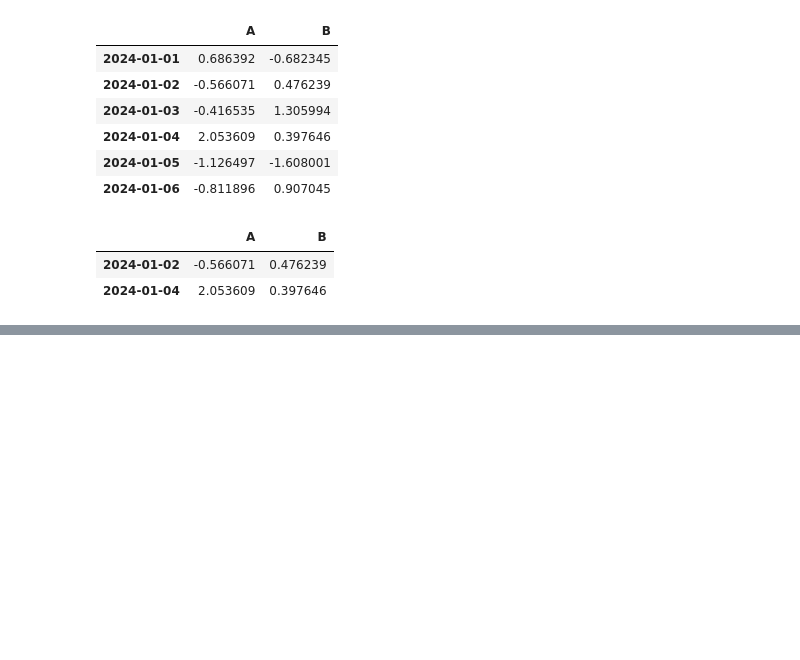
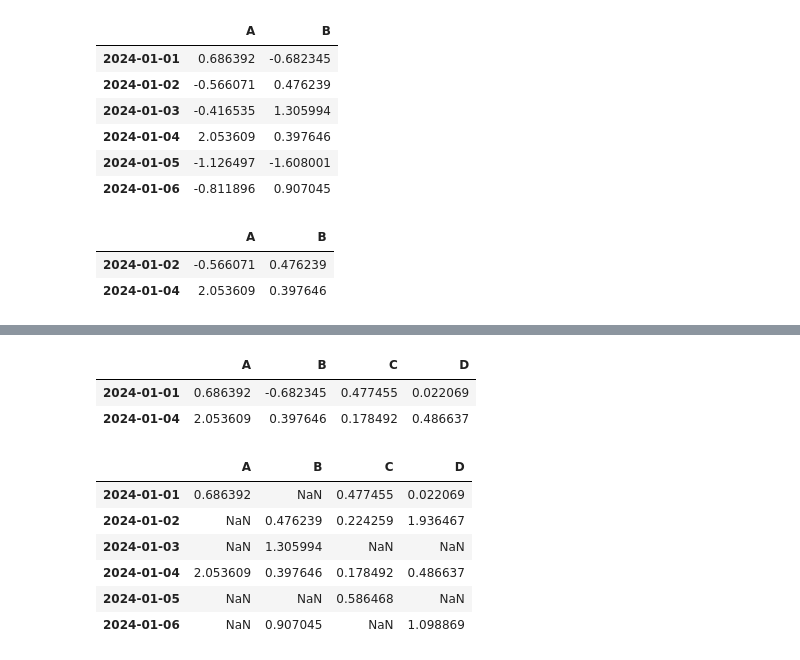
Before and after one commit to Syeda-Eman/40-days-of-Python, a Jupyter notebook: Day_9.ipynb, the cells around one changed output, grey strips where cells are left out. Saved outputs shown, nothing was run; the diff lists cells and outputs as text; code cells hidden in the pictures; blank space fills up the shorter version.

```diff
--- a/Day_9.ipynb
+++ b/Day_9.ipynb
@@ -232,0 +286,16 @@ df.loc[["20240102","20240104"], ["A","B"]]
+# %%
+df[df["A"] > 0]
+# %% [output]
+|  | A | B | C | D |
+| 2024-01-01 | 0.686392 | -0.682345 | 0.477455 | 0.022069 |
+| 2024-01-04 | 2.053609 | 0.397646 | 0.178492 | 0.486637 |
+# %%
+df[df > 0]
+# %% [output]
+|  | A | B | C | D |
+| 2024-01-01 | 0.686392 | NaN | 0.477455 | 0.022069 |
+| 2024-01-02 | NaN | 0.476239 | 0.224259 | 1.936467 |
+| 2024-01-03 | NaN | 1.305994 | NaN | NaN |
+| 2024-01-04 | 2.053609 | 0.397646 | 0.178492 | 0.486637 |
+| 2024-01-05 | NaN | NaN | 0.586468 | NaN |
+| 2024-01-06 | NaN | 0.907045 | NaN | 1.098869 |
```
Also changed, not shown: parts of 11 cells of this notebook.
